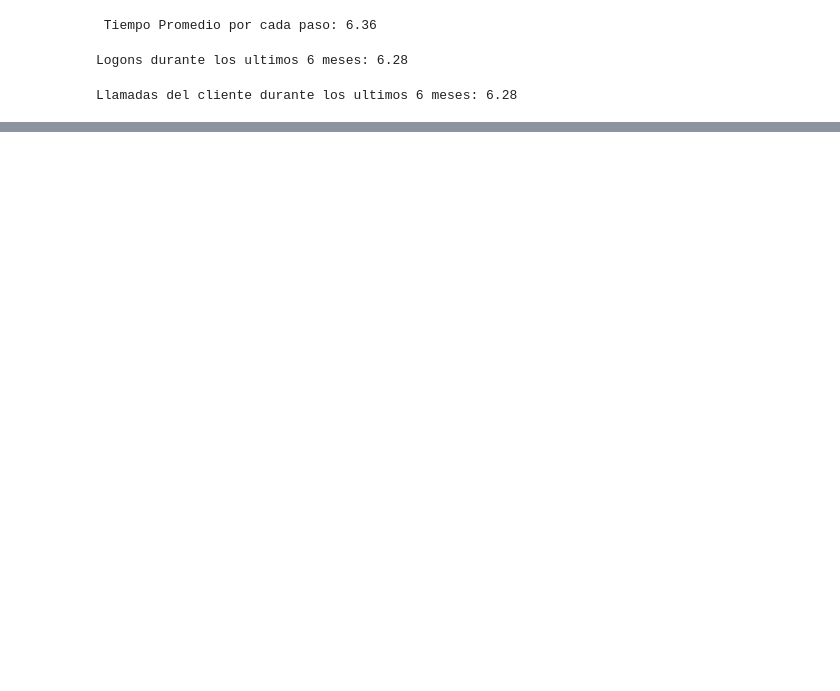
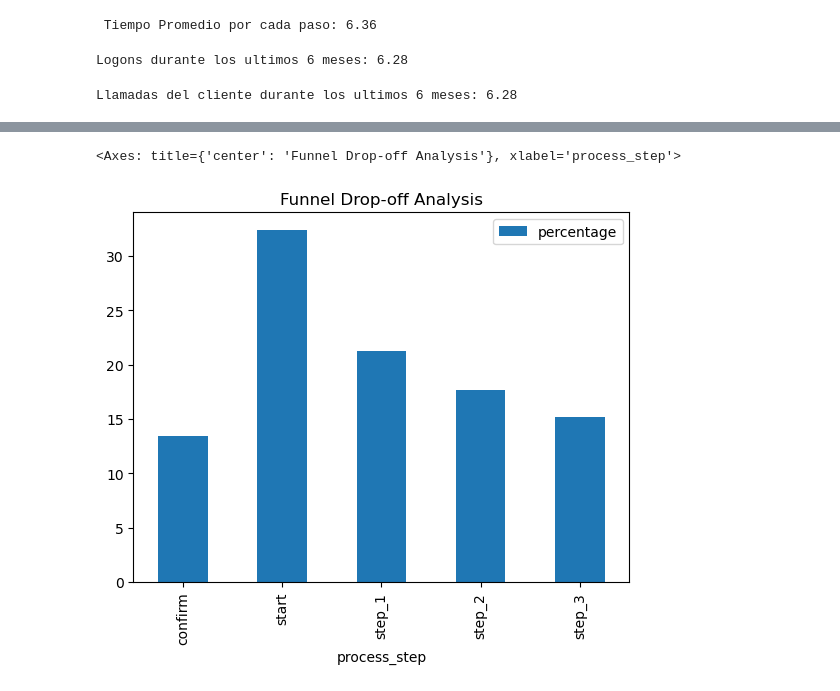
Before and after one commit to adrianbenitezrueda/ih-sp-ab-testing, a Jupyter notebook: data.ipynb, the cells around one changed output, grey strips where cells are left out. Cells and saved outputs as stored; diff of their text form; code cells hidden in the pictures; blank space fills up the shorter version.

```diff
--- a/data.ipynb
+++ b/data.ipynb
@@ -737,0 +776,4 @@ Llamadas del cliente durante los ultimos 6 meses: 6.28
+# %%
+# Engagement analysis - logons and calls
+df_wd_client_data['total_engagement'] = df_wd_client_data['logons_6_mnth'] + df_wd_client_data['calls_6_mnth']
+df_wd_client_data[['client_id', 'total_engagement']].groupby('client_id').mean().sort_values('total_engagement', ascending=False).head()
@@ -737,0 +788,8 @@ Llamadas del cliente durante los ultimos 6 meses: 6.28
+# %%
+# Process step analysis
+df_funnel = df_wd_client_data.groupby('process_step').size().reset_index(name='count')
+df_funnel['percentage'] = (df_funnel['count'] / df_funnel['count'].sum()) * 100
+df_funnel.plot(kind='bar', x='process_step', y='percentage', title='Funnel Drop-off Analysis')
+# %% [output]
+<Axes: title={'center': 'Funnel Drop-off Analysis'}, xlabel='process_step'>
+[figure, added]
```
Also changed, not shown: parts of 27 cells of this notebook.
